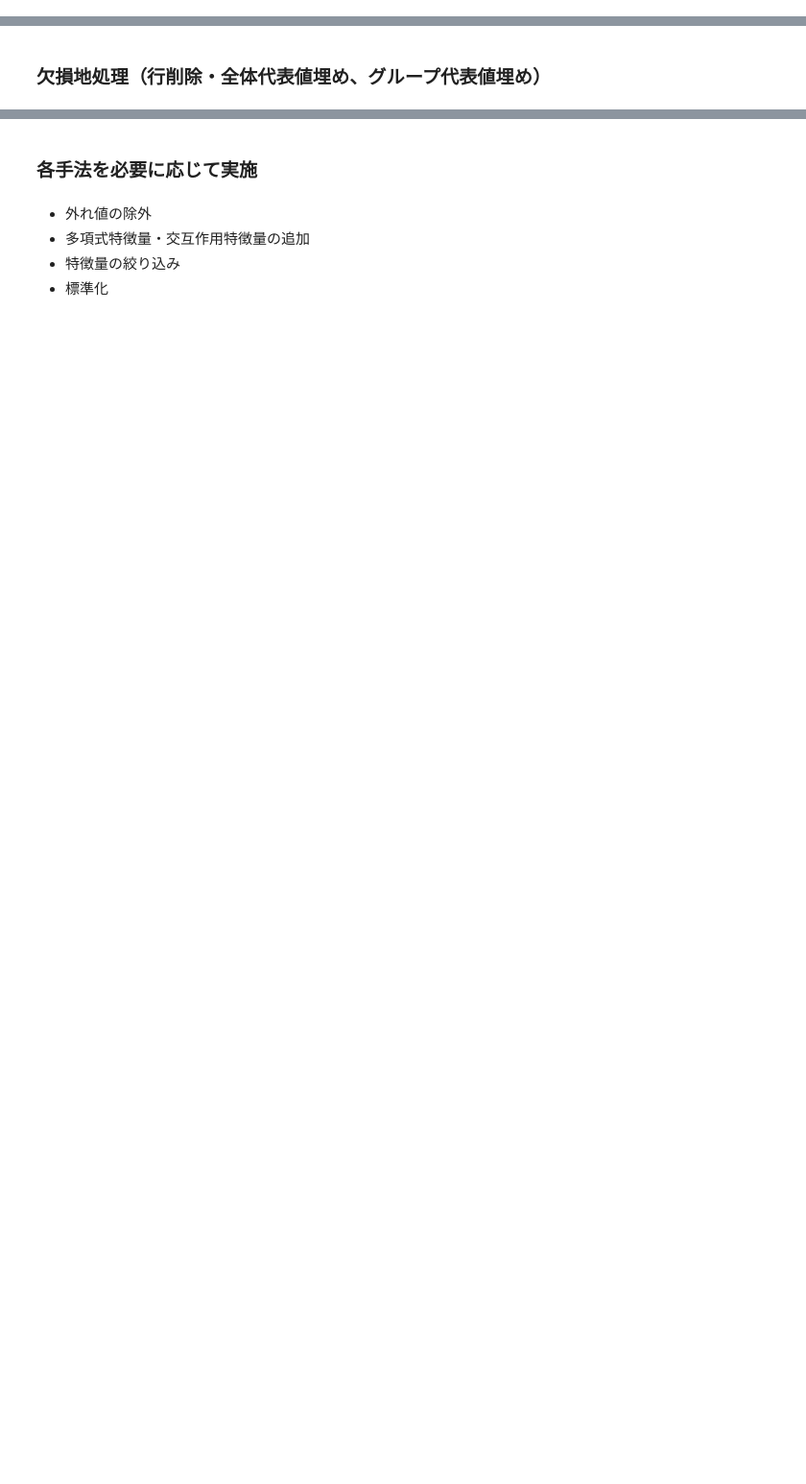
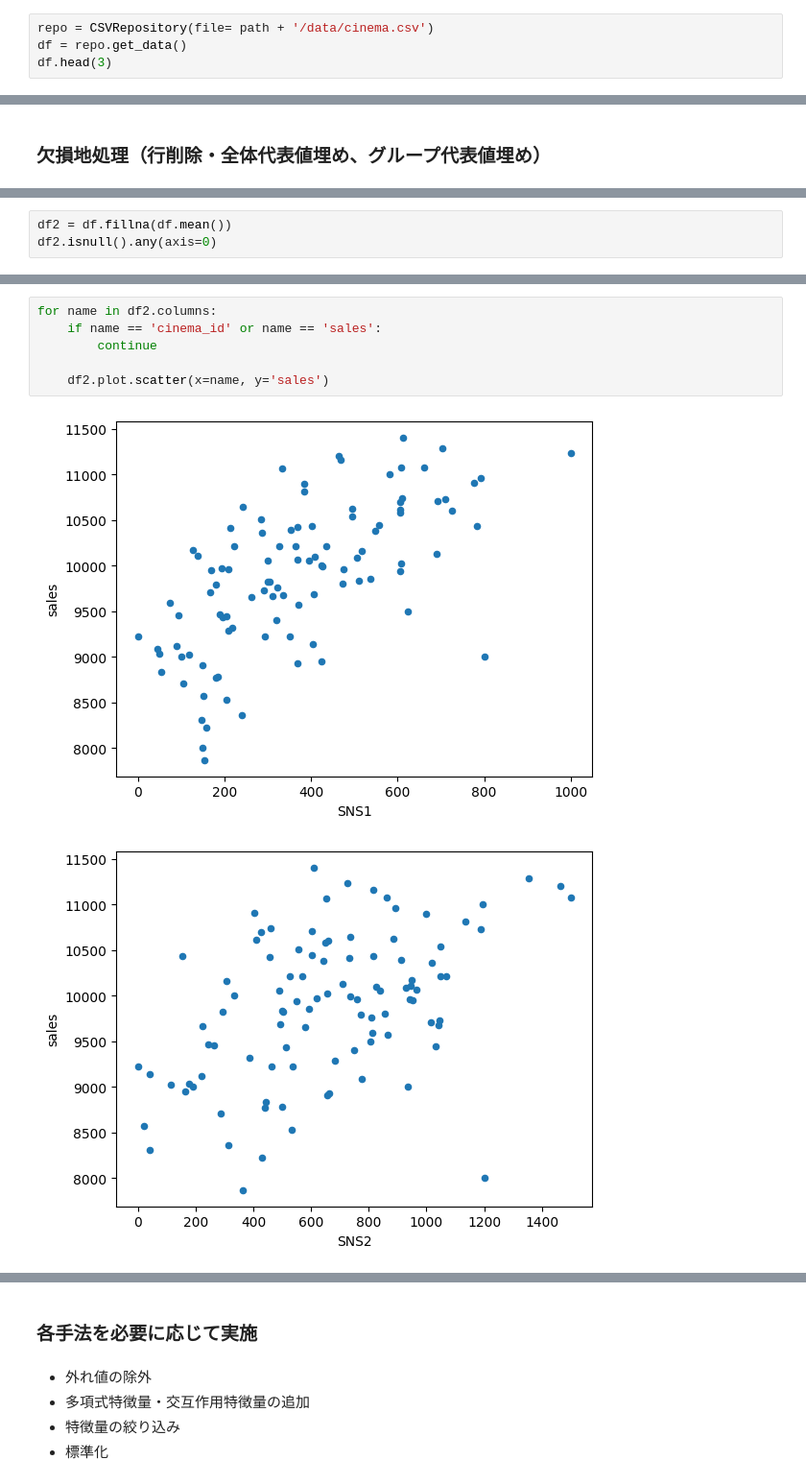
Before and after one commit to k2works/pragmatic-programing-exercise-2023, a Jupyter notebook: src/api/notebooks/chap06.ipynb, the cells around one changed output, grey strips where cells are left out. Shown at 96% size. Saved outputs shown, nothing was run; the diff lists cells and outputs as text; blank space fills up the shorter version.

```diff
--- a/src/api/notebooks/chap06.ipynb
+++ b/src/api/notebooks/chap06.ipynb
@@ -201,3 +201,7 @@ dv.df_all('sales')
 [figure]
 # %% [markdown]
  ## データの前処理
+# %%
+repo = CSVRepository(file= path + '/data/cinema.csv')
+df = repo.get_data()
+df.head(3)
@@ -205,0 +225,3 @@ dv.df_all('sales')
+# %%
+df2 = df.fillna(df.mean())
+df2.isnull().any(axis=0)
@@ -205,0 +236,9 @@ dv.df_all('sales')
+# %%
+for name in df2.columns:
+    if name == 'cinema_id' or name == 'sales':
+        continue
+
+    df2.plot.scatter(x=name, y='sales')
+# %% [output]
+[figure, added]
+[figure, added]
```
Also changed, not shown: parts of 17 cells of this notebook, 2 other files.
